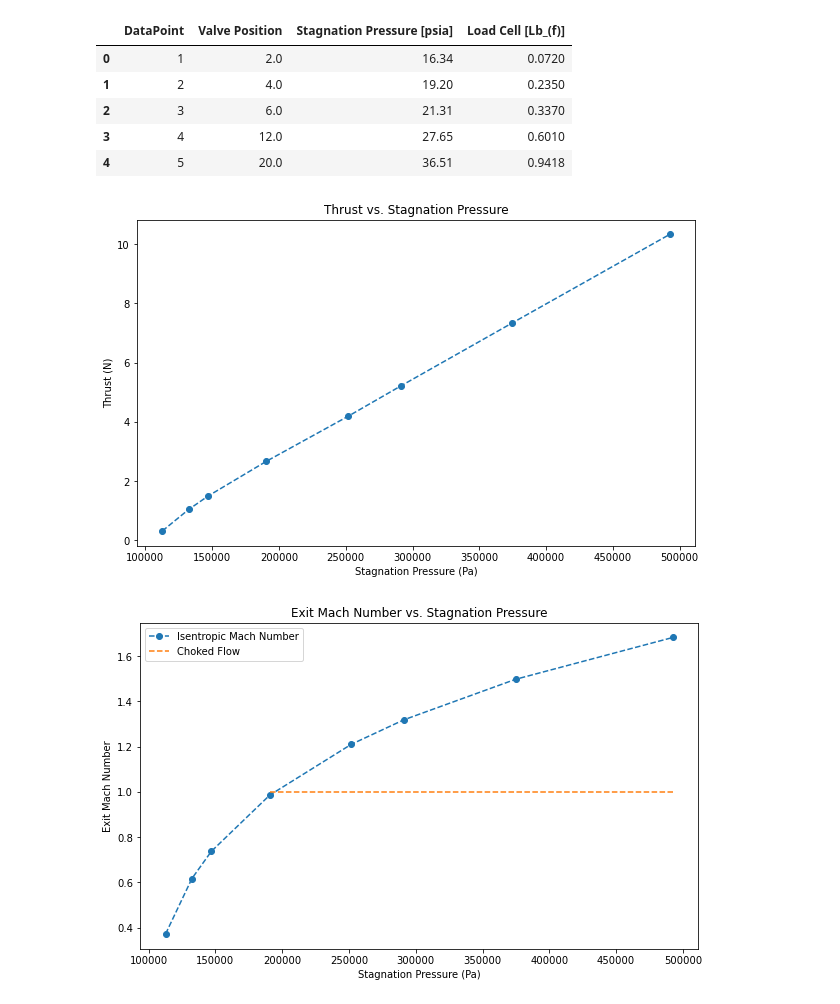
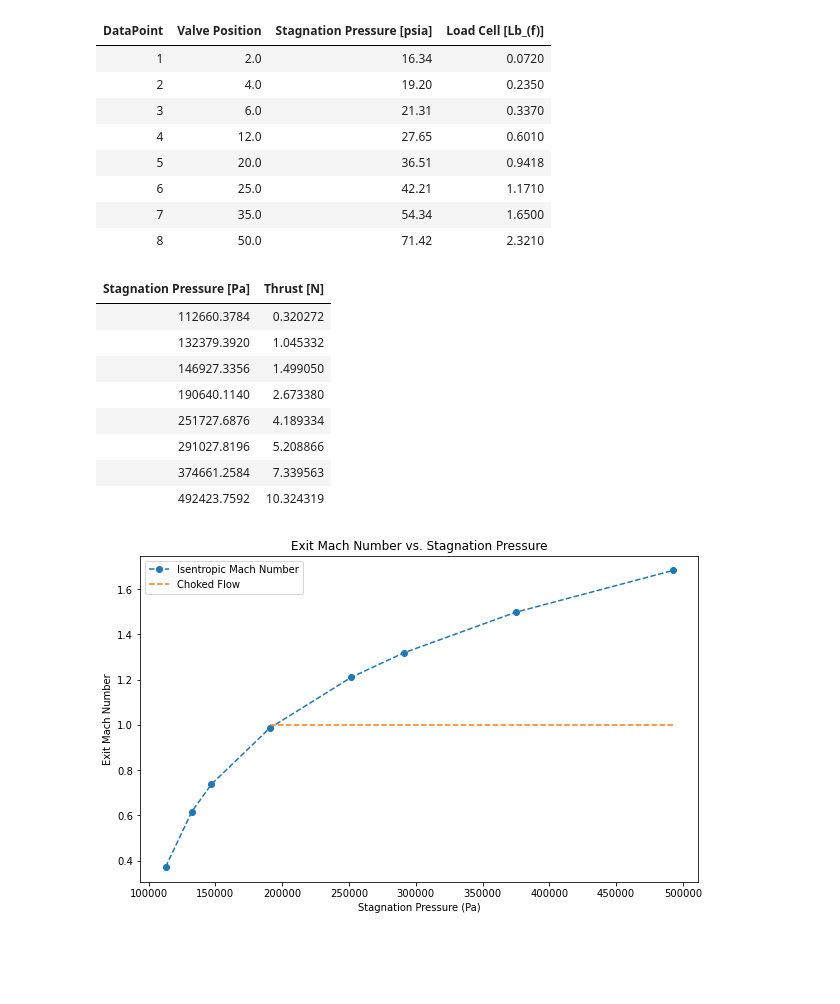
Before and after one commit to EvanY14/AE460-Fa23, a Jupyter notebook: Lab_3/dat_anal.ipynb, the cells around one changed output. Saved outputs shown, nothing was run; the diff lists cells and outputs as text; code cells hidden in the pictures; blank space fills up the shorter version.

Commit message:
converted problem 1 to table

```diff
--- a/Lab_3/dat_anal.ipynb
+++ b/Lab_3/dat_anal.ipynb
@@ -14,17 +15,20 @@ R = 287 # J/kgK
 # %%
 # Pull data from csv
 df = pd.read_csv('data.csv')
 valvePos = np.array(df['Valve Position'])
 stagPress = np.array(df['Stagnation Pressure [psia]']) * 6894.76 # Pa
 loadCell = np.array(df['Load Cell [Lb_(f)]']) * 4.44822 # N
-df.head()
+display(HTML(df.to_html(index=False)))
 # %% [output]
-|  | DataPoint | Valve Position | Stagnation Pressure [psia] | Load Cell [Lb_(f)] |
-| 0 | 1 | 2.0 | 16.34 | 0.0720 |
-| 1 | 2 | 4.0 | 19.20 | 0.2350 |
-| 2 | 3 | 6.0 | 21.31 | 0.3370 |
-| 3 | 4 | 12.0 | 27.65 | 0.6010 |
-| 4 | 5 | 20.0 | 36.51 | 0.9418 |
+| DataPoint | Valve Position | Stagnation Pressure [psia] | Load Cell [Lb_(f)] |
+| 1 | 2.0 | 16.34 | 0.0720 |
+| 2 | 4.0 | 19.20 | 0.2350 |
+| 3 | 6.0 | 21.31 | 0.3370 |
+| 4 | 12.0 | 27.65 | 0.6010 |
+| 5 | 20.0 | 36.51 | 0.9418 |
+| 6 | 25.0 | 42.21 | 1.1710 |
+| 7 | 35.0 | 54.34 | 1.6500 |
+| 8 | 50.0 | 71.42 | 2.3210 |
 # %%
 # 2a
 def get2aValues():
@@ -78,14 +82,18 @@ def thrust(P_exit, P_atm, A_exit, V_exit, rho_exit):
 # number 1
 # just tabulate thrust vs. stagnation pressure
 thrust_1 = loadCell
-plt.figure(figsize=(10, 6))
-plt.plot(stagPress, thrust_1, marker='o', linestyle='--')
-plt.xlabel('Stagnation Pressure (Pa)')
-plt.ylabel('Thrust (N)')
-plt.title('Thrust vs. Stagnation Pressure')
-plt.show()
+df_prob_1 = pd.DataFrame({'Stagnation Pressure [Pa]': stagPress, 'Thrust [N]': thrust_1})
+display(HTML(df_prob_1.to_html(index=False)))
 # %% [output]
-[figure, removed]
+| Stagnation Pressure [Pa] | Thrust [N] |
+| 112660.3784 | 0.320272 |
+| 132379.3920 | 1.045332 |
+| 146927.3356 | 1.499050 |
+| 190640.1140 | 2.673380 |
+| 251727.6876 | 4.189334 |
+| 291027.8196 | 5.208866 |
+| 374661.2584 | 7.339563 |
+| 492423.7592 | 10.324319 |
 # %%
 #number 2
 P_exit_2a, V_exit_2a, Rho_2a, M_exit_2a = get2aValues()
```
Also changed, not shown: parts of 1 cell of this notebook.
